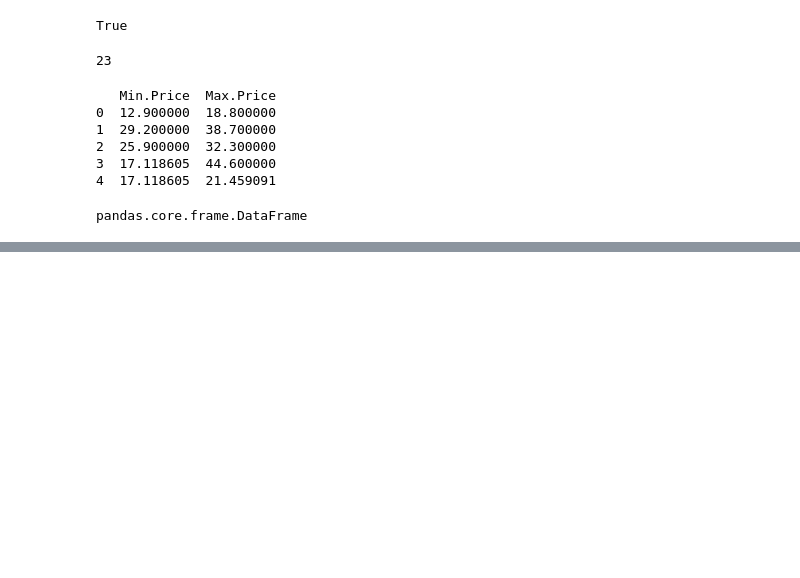
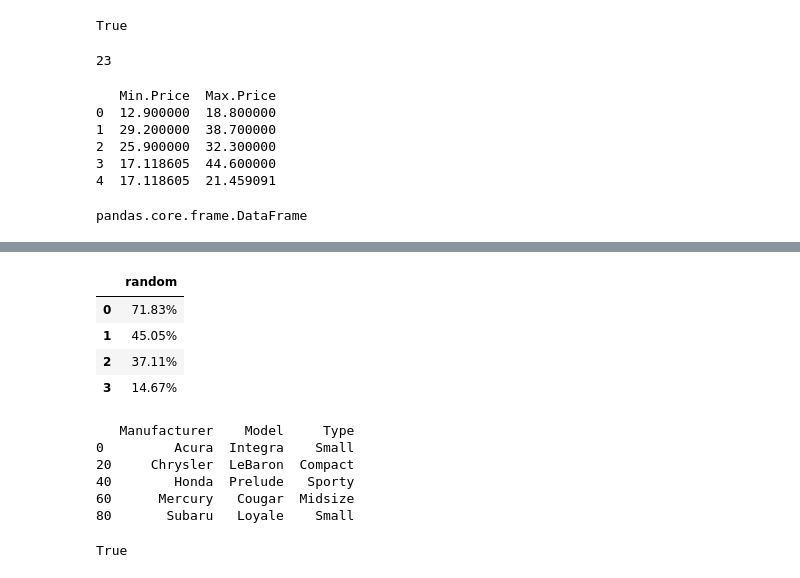
Before and after one commit to fyildirgan/pandas-exc, a Jupyter notebook: pandas-exercises-python.ipynb, the cells around one changed output, grey strips where cells are left out. Saved outputs shown, nothing was run; the diff lists cells and outputs as text; code cells hidden in the pictures; blank space fills up the shorter version.

```diff
--- a/pandas-exercises-python.ipynb
+++ b/pandas-exercises-python.ipynb
@@ -633,0 +680,35 @@ df.sort_index(axis=1, ascending=False, inplace=True)
+# %%
+# How to format all the values in a dataframe as percentages?
+df = pd.DataFrame(np.random.random(4), columns=['random'])
+
+# Solution
+out = df.style.format({
+    'random': '{0:.2%}'.format,
+})
+
+out
+# %% [output]
+|  | random |
+| 0 | 71.83% |
+| 1 | 45.05% |
+| 2 | 37.11% |
+| 3 | 14.67% |
+# %%
+# How to filter every nth row in a dataframe ?
+df = pd.read_csv('https://raw.githubusercontent.com/selva86/datasets/master/Cars93_miss.csv')
+print(df.iloc[::20, :][['Manufacturer', 'Model', 'Type']])
+# %% [output]
+   Manufacturer    Model     Type
+0         Acura  Integra    Small
+20     Chrysler  LeBaron  Compact
+40        Honda  Prelude   Sporty
+60      Mercury   Cougar  Midsize
+80       Subaru   Loyale    Small
+# %%
+# How create a primary key index by combining relevant columns?
+df = pd.read_csv('https://raw.githubusercontent.com/selva86/datasets/master/Cars93_miss.csv', usecols=[0,1,2,3,5])
+df[['Manufacturer', 'Model', 'Type']] = df[['Manufacturer', 'Model', 'Type']].fillna('missing')
+df.index = df.Manufacturer + '_' + df.Model + '_' + df.Type
+print(df.index.is_unique)
+# %% [output]
+True
```
Also changed, not shown: parts of 11 cells of this notebook.
